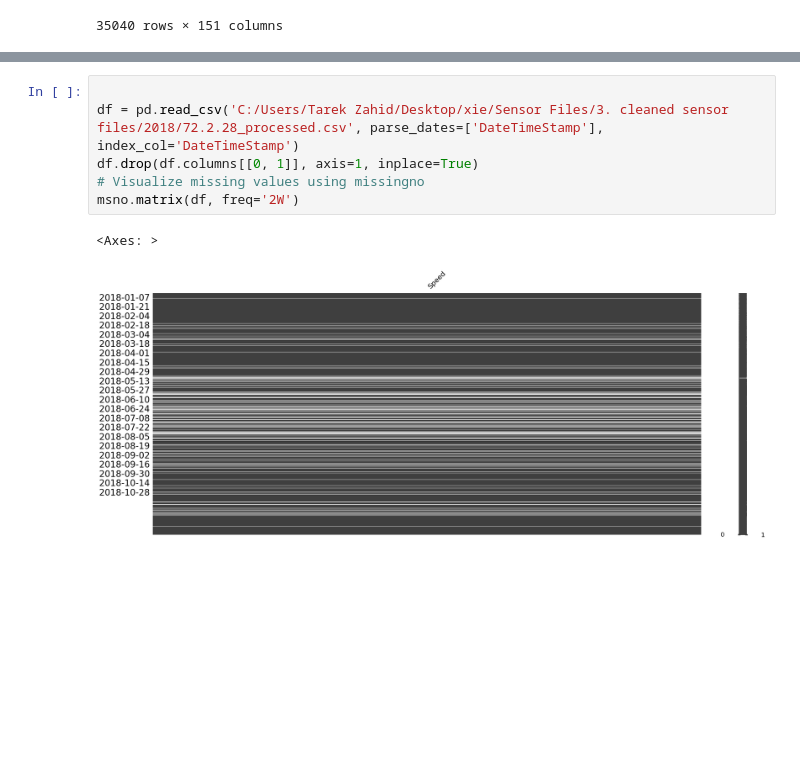
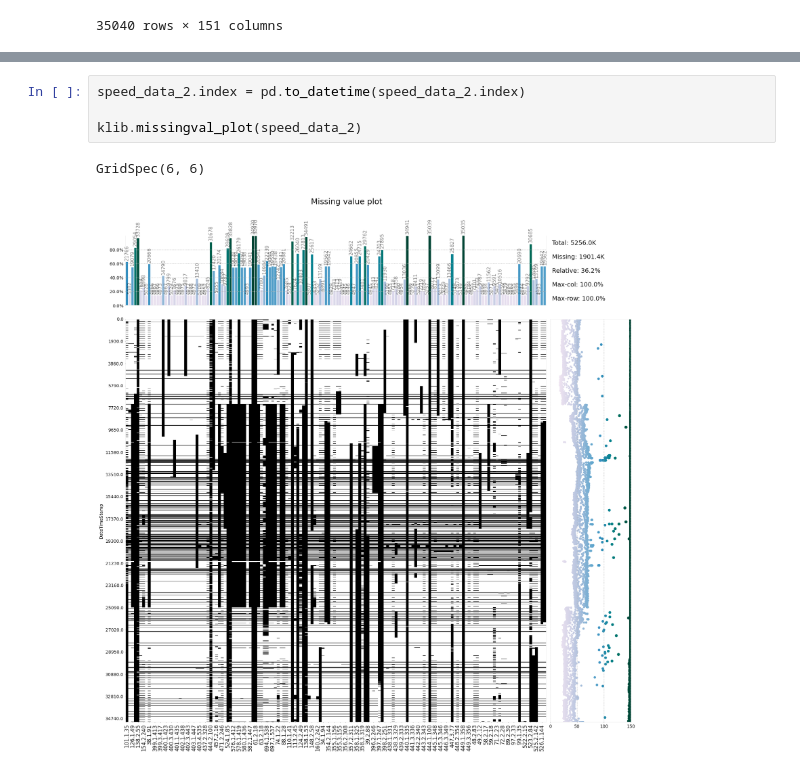
Before and after one commit to tarekbzahid/XIE_dataset_prep, a Jupyter notebook: utils/clean.ipynb, the cells around one changed output, grey strips where cells are left out. Drawn from its saved outputs; the diff is of its cells as text; blank space fills up the shorter version.

```diff
--- a/utils/clean.ipynb
+++ b/utils/clean.ipynb
@@ -278,9 +282,7 @@ msno.matrix(speed_data_2, freq='W')
-# %%
-
-df = pd.read_csv('C:/Users/Tarek Zahid/Desktop/xie/Sensor Files/3. cleaned sensor files/2018/72.2.28_processed.csv', parse_dates=['DateTimeStamp'], index_col='DateTimeStamp')
-df.drop(df.columns[[0, 1]], axis=1, inplace=True)
-# Visualize missing values using missingno
-msno.matrix(df, freq='2W')
-# %% [output]
-<Axes: >
-[figure, removed]
+# %%
+speed_data_2.index = pd.to_datetime(speed_data_2.index)
+
+klib.missingval_plot(speed_data_2)
+# %% [output]
+GridSpec(6, 6)
+[figure, added]
```
Also changed, not shown: parts of 5 cells of this notebook.
